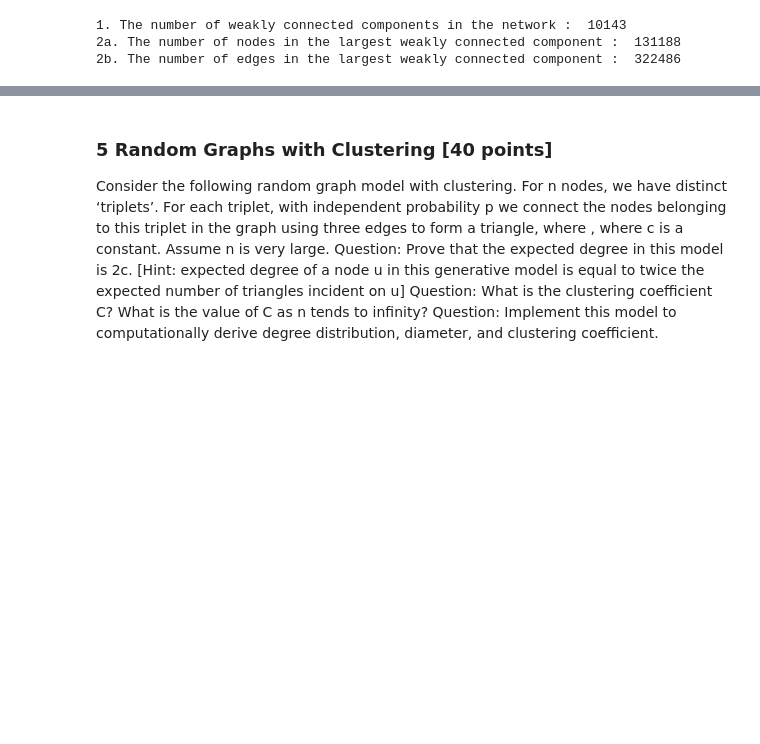
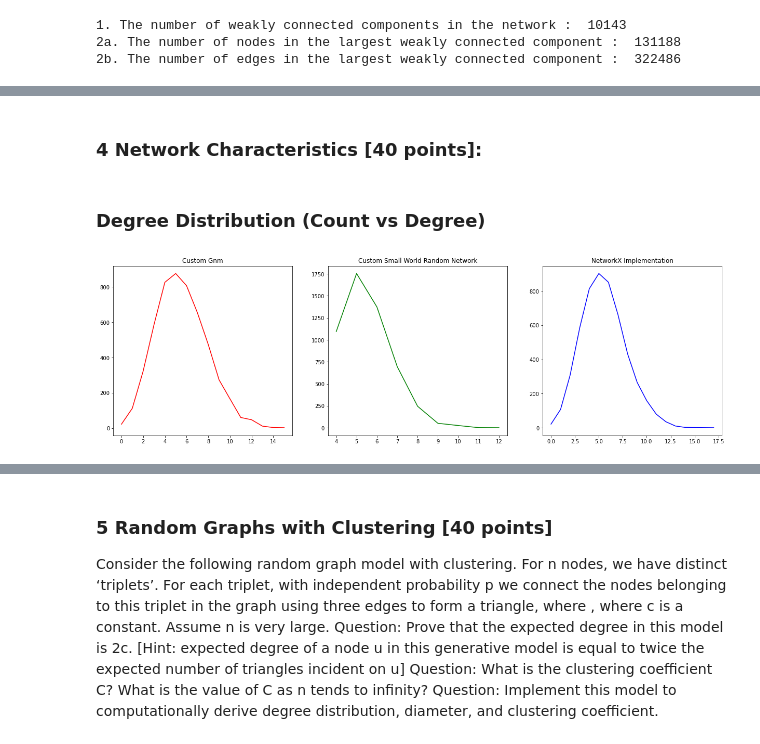
Before and after one commit to hasanjawad001/mlgn_1, a Jupyter notebook: assignment_1.ipynb, the cells around one changed output, grey strips where cells are left out. Saved outputs shown, nothing was run; the diff lists cells and outputs as text; code cells hidden in the pictures; blank space fills up the shorter version.

Commit message:
done: no 4 (degree dist)

```diff
--- a/assignment_1.ipynb
+++ b/assignment_1.ipynb
@@ -153,21 +129,2 @@ rr = random.random()
-# %%
-import matplotlib.pyplot as plt
-from networkx import nx
-
-n = 10  # 10 nodes
-m = 20  # 20 edges
-
-G = nx.gnm_random_graph(n, m)
-
-# some properties
-print("node degree clustering")
-for v in nx.nodes(G):
-    print(f"{v} {nx.degree(G, v)} {nx.clustering(G, v)}")
-
-print()
-print("the adjacency list")
-for line in nx.generate_adjlist(G):
-    print(line)
-
-nx.draw(G)
-plt.show()
+# %% [markdown]
+### 4 Network Characteristics [40 points]:
@@ -173,0 +297,6 @@ plt.show()
+# %% [markdown]
+### Degree Distribution (Count vs Degree)
+# %%
+plot_degree_distribution([cgnm.graph, cswrn.graph, ngnm], scale='normal')
+# %% [output]
+[figure, added]
```
Also changed, not shown: parts of 9 cells of this notebook, 2 other files.
